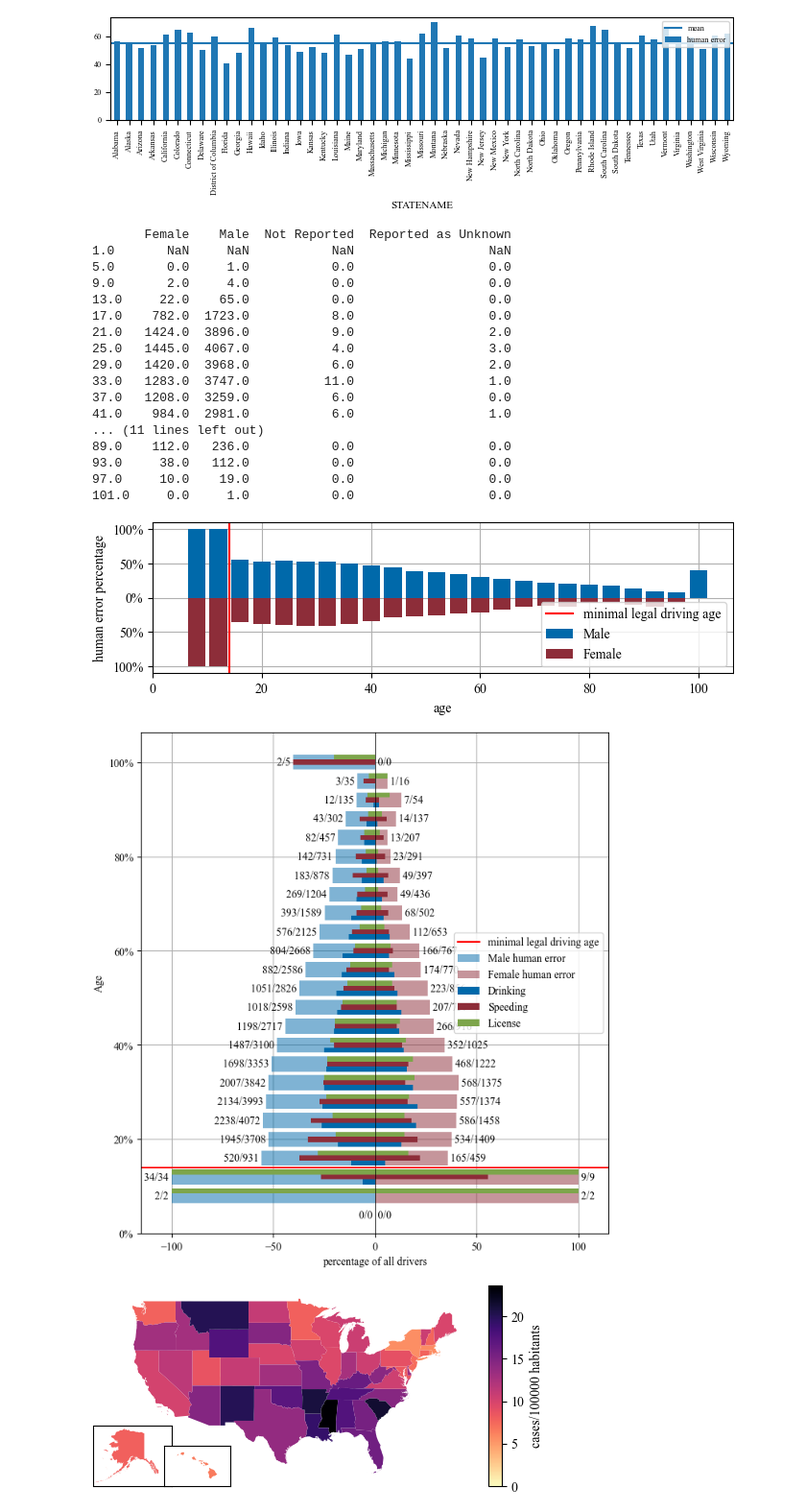
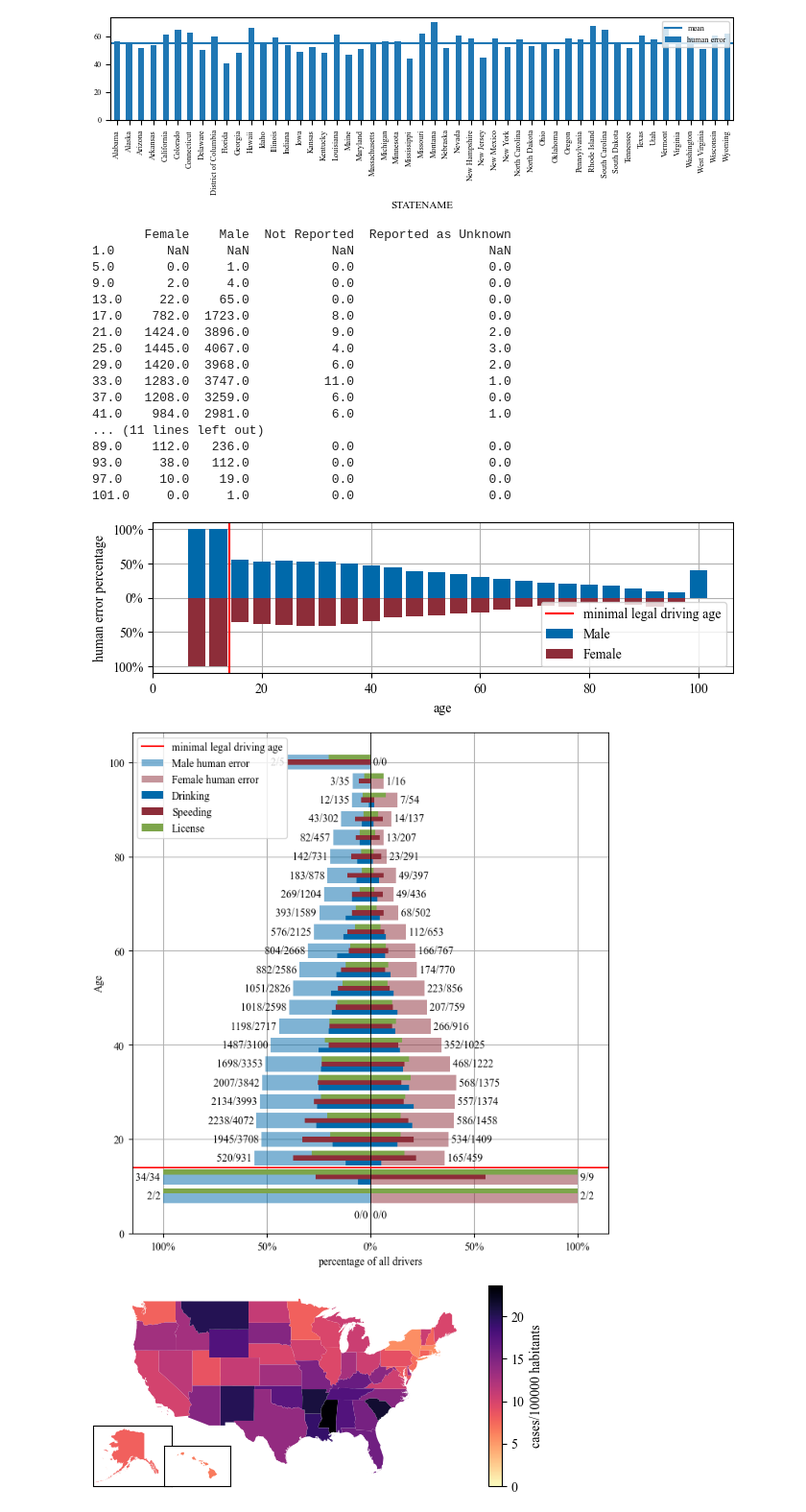
Before and after one commit to PaulHenrik/DataLiteracy_FARS, a Jupyter notebook: Car accident analysis.ipynb, the cells around one changed output. Shown at 96% size. Drawn from its saved outputs; the diff is of its cells as text; code cells hidden in the pictures.

Commit message:
fix percent

```diff
--- a/Car accident analysis.ipynb
+++ b/Car accident analysis.ipynb
@@ -1885,41 +1885,41 @@ ax.barh(count_speeding['Male'].iloc[offset::bins].index,-count_speeding['Male'].
 ax.barh(count_speeding['Female'].iloc[offset::bins].index,count_speeding['Female'].iloc[offset::bins],color=rgb.tue_red,height=height)
 ax.barh(count_license['Male'].iloc[offset::bins].index+height,-count_license['Male'].iloc[offset::bins],color=rgb.tue_green,height=height,label='License')
 ax.barh(count_license['Female'].iloc[offset::bins].index+height,count_license['Female'].iloc[offset::bins],color=rgb.tue_green,height=height)
-ax.yaxis.set_major_formatter(tck.PercentFormatter())
+#ax.xaxis.set_major_formatter(tck.PercentFormatter())
 ax.axvline(0,color='black',linewidth=0.6)#,alpha=0.5)
 ax.axhline(14,color='r',label='minimal legal driving age')
 #ax.axvline(21,color='b',label='minimal legal drinking age')
-#ax.xaxis.set_major_formatter(major_formatter)
+ax.xaxis.set_major_formatter(major_formatter)
 plt.xlabel('percentage of all drivers')
 plt.ylabel('Age')
 plt.legend()
 ax.set_axisbelow(True)
 plt.grid(which='major')
 plt.ylim(0,None)
 plt.xlim(-115,115)
 if save_fig == True:
     plt.savefig('plots/human error/human_error-age-splitted_gender-horizontal.pdf')
 plt.show()
 # %% [output]
        Female    Male  Not Reported  Reported as Unknown
 1.0       NaN     NaN           NaN                  NaN
 5.0       0.0     1.0           0.0                  0.0
 9.0       2.0     4.0           0.0                  0.0
 13.0     22.0    65.0           0.0                  0.0
 17.0    782.0  1723.0           8.0                  0.0
 21.0   1424.0  3896.0           9.0                  2.0
 25.0   1445.0  4067.0           4.0                  3.0
 29.0   1420.0  3968.0           6.0                  2.0
 33.0   1283.0  3747.0          11.0                  1.0
 37.0   1208.0  3259.0           6.0                  0.0
 41.0    984.0  2981.0           6.0                  1.0
 ... (11 lines left out)
 89.0    112.0   236.0           0.0                  0.0
 93.0     38.0   112.0           0.0                  0.0
 97.0     10.0    19.0           0.0                  0.0
 101.0     0.0     1.0           0.0                  0.0
 [figure]
-[figure, old version]
+[figure, new version]
 # %%
 # better geoplot USA test section:
 US_state_shape['human_error_perc'] = US_state_shape['human_error']/US_state_shape['CASES']*100
```
